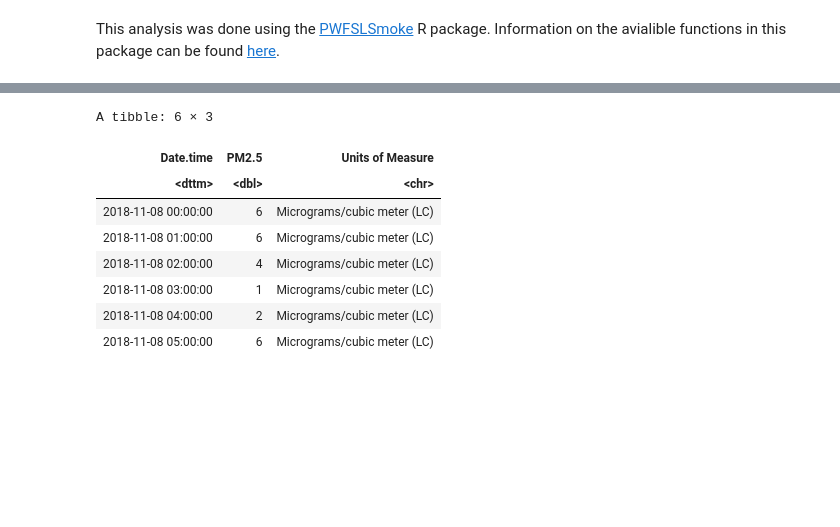
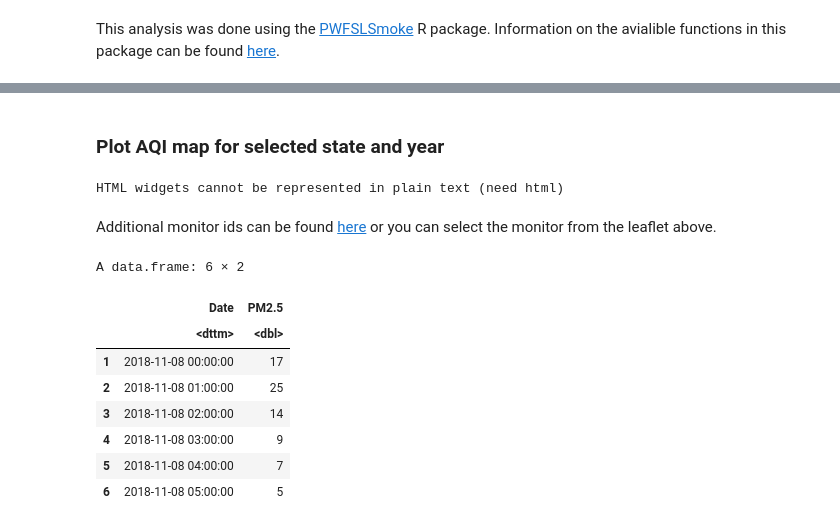
Before and after one commit to nasiegel88/airquality, a Jupyter notebook: airquality.ipynb, the cells around one changed output, grey strips where cells are left out. Saved outputs shown, nothing was run; the diff lists cells and outputs as text; code cells hidden in the pictures; blank space fills up the shorter version.

```diff
--- a/airquality.ipynb
+++ b/airquality.ipynb
@@ -31,18 +27,0 @@ Select a pollutant from the list below. For more information of EPA AQS codessee
-# %%
-wf <- process.raw.epa(year = '2018',
-                      state = 'California',
-                      monitor = '2', # EPA monitor
-                      param = '88502', # Pollutant EPA code
-                      start.date = '2018-11-08',
-                      end.date = '2018-11-23')
-head(wf)
-# %% [output]
-A tibble: 6 × 3
-| Date.time | PM2.5 | Units of Measure |
-| <dttm> | <dbl> | <chr> |
-| 2018-11-08 00:00:00 | 6 | Micrograms/cubic meter (LC) |
-| 2018-11-08 01:00:00 | 6 | Micrograms/cubic meter (LC) |
-| 2018-11-08 02:00:00 | 4 | Micrograms/cubic meter (LC) |
-| 2018-11-08 03:00:00 | 1 | Micrograms/cubic meter (LC) |
-| 2018-11-08 04:00:00 | 2 | Micrograms/cubic meter (LC) |
-| 2018-11-08 05:00:00 | 6 | Micrograms/cubic meter (LC) |
@@ -48,0 +33,25 @@ A tibble: 6 × 3
+# %% [markdown]
+### Plot AQI map for selected state and year
+# %%
+monitor_leaflet(fire)
+# %% [output]
+HTML widgets cannot be represented in plain text (need html)
+# %% [markdown]
+Additional monitor ids can be found [here](https://ww2.arb.ca.gov/applications/quality-assurance-air-monitoring-site-search-1) or you can select the monitor from the leaflet above.
+# %%
+fire.monitor <-
+  fire %>%
+  monitor_subset(monitorIDs = '061130004_01') # Monitor at UC Davis (Campbell Rd, Davis CA 95616)
+fire.df <- fire.monitor$data %>% rename(PM2.5 = names(fire.monitor$data)[2],
+                                         Date = datetime)
+head(fire.df)
+# %% [output]
+A data.frame: 6 × 2
+|  | Date | PM2.5 |
+|  | <dttm> | <dbl> |
+| 1 | 2018-11-08 00:00:00 | 17 |
+| 2 | 2018-11-08 01:00:00 | 25 |
+| 3 | 2018-11-08 02:00:00 | 14 |
+| 4 | 2018-11-08 03:00:00 | 9 |
+| 5 | 2018-11-08 04:00:00 | 7 |
+| 6 | 2018-11-08 05:00:00 | 5 |
```
Also changed, not shown: parts of 11 cells of this notebook, 3 other files.
